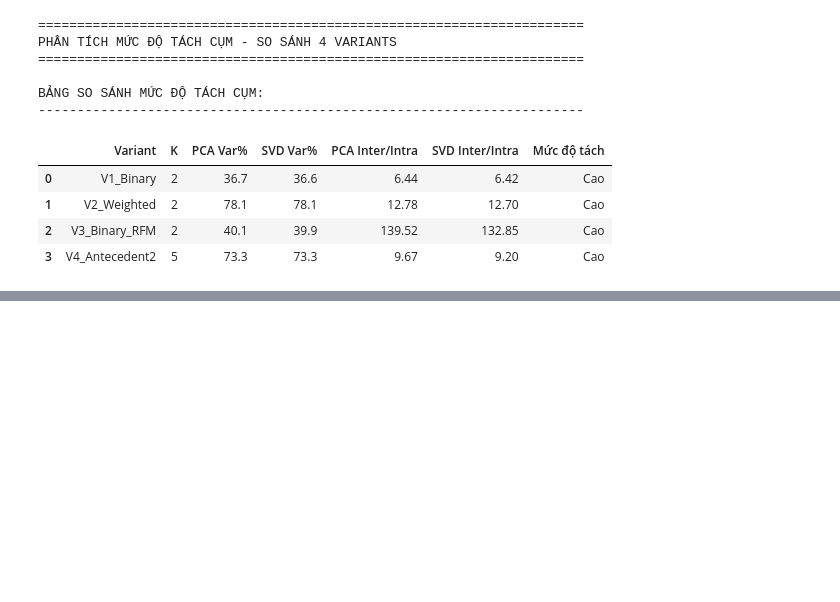
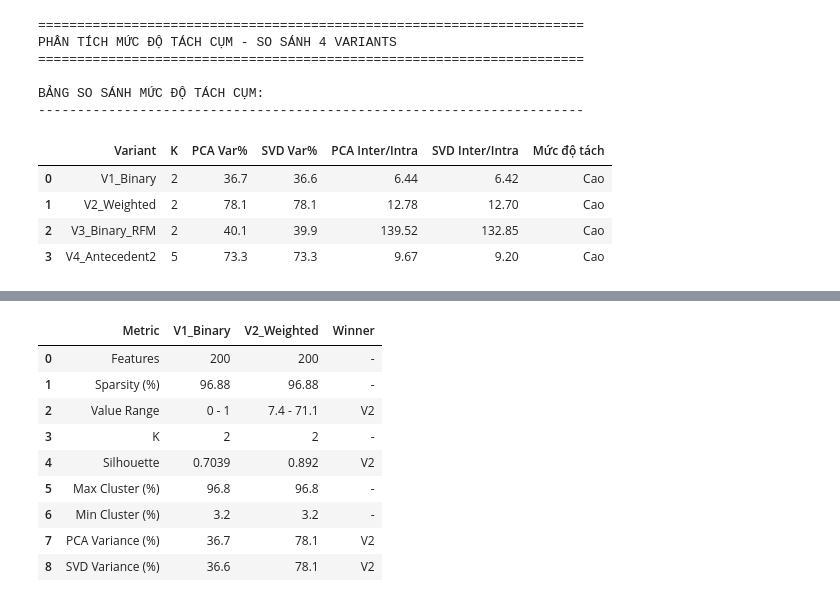
Before and after one commit to ThanhTung-KHMT-1701/ShopCluster, a Jupyter notebook: notebooks/ShopCluster.ipynb, the cells around one changed output, grey strips where cells are left out. Cells and saved outputs as stored; diff of their text form; code cells hidden in the pictures; blank space fills up the shorter version.

```diff
--- a/notebooks/ShopCluster.ipynb
+++ b/notebooks/ShopCluster.ipynb
@@ -4142,0 +4292,69 @@ BẢNG SO SÁNH MỨC ĐỘ TÁCH CỤM:
+# %%
+# =============================================================================
+# 5.3. BINARY VS WEIGHTED
+# =============================================================================
+# So sánh V1_Binary (0/1) với V2_Weighted (lift × confidence)
+
+print("="*70)
+print("SO SÁNH: BINARY VS WEIGHTED")
+print("="*70)
+print("V1_Binary: Giá trị 0 hoặc 1 (khách có/không kích hoạt luật)")
+print("V2_Weighted: Giá trị = lift × confidence (phản ánh độ mạnh của luật)")
+
+# Lấy metrics của 2 variants
+v1_metrics = df_metrics[df_metrics['Variant'] == 'V1_Binary'].iloc[0]
+v2_metrics = df_metrics[df_metrics['Variant'] == 'V2_Weighted'].iloc[0]
+
+# Thêm thông tin value range
+X_v1_flat = feature_data['V1_Binary']['X'].flatten()
+X_v2_flat = feature_data['V2_Weighted']['X'].flatten()
+
+v1_nonzero = X_v1_flat[X_v1_flat > 0]
+v2_nonzero = X_v2_flat[X_v2_flat > 0]
+
+print(f"\nValue Range:")
+print(f"  V1_Binary: {v1_nonzero.min():.2f} - {v1_nonzero.max():.2f}")
+print(f"  V2_Weighted: {v2_nonzero.min():.2f} - {v2_nonzero.max():.2f}")
+
+# Tạo bảng so sánh
+compare_v1_v2 = pd.DataFrame({
+    'Metric': ['Features', 'Sparsity (%)', 'Value Range', 'K', 'Silhouette',
+               'Max Cluster (%)', 'Min Cluster (%)', 'PCA Variance (%)', 'SVD Variance (%)'],
+    'V1_Binary': [v1_metrics['Features'], v1_metrics['Sparsity%'], '0 - 1', v1_metrics['K'],
+                  v1_metrics['Silhouette'], v1_metrics['MaxCluster%'], v1_metrics['MinCluster%'],
+                  v1_metrics['PCA_Var%'], v1_metrics['SVD_Var%']],
+    'V2_Weighted': [v2_metrics['Features'], v2_metrics['Sparsity%'],
+                    f'{v2_nonzero.min():.1f} - {v2_nonzero.max():.1f}', v2_metrics['K'],
+                    v2_metrics['Silhouette'], v2_metrics['MaxCluster%'], v2_metrics['MinCluster%'],
+                    v2_metrics['PCA_Var%'], v2_metrics['SVD_Var%']]
+})
+
+# Xác định winner
+winners = []
+for idx, row in compare_v1_v2.iterrows():
+    metric = row['Metric']
+    v1_val = row['V1_Binary']
+    v2_val = row['V2_Weighted']
+
+    if metric == 'Features':
+        winner = '-'  # Giống nhau
+    elif metric == 'Sparsity (%)':
+        winner = '-'  # Giống nhau (cùng activation pattern)
+    elif metric == 'Value Range':
+        winner = 'V2'  # Weighted có range rộng hơn, phân biệt tốt hơn
+    elif metric == 'Silhouette':
+        winner = 'V2' if float(str(v2_val).replace(',', '.')) > float(str(v1_val).replace(',', '.')) else 'V1'
+    elif metric in ['PCA Variance (%)', 'SVD Variance (%)']:
+        winner = 'V2' if float(str(v2_val).replace(',', '.')) > float(str(v1_val).replace(',', '.')) else 'V1'
+    elif metric == 'K':
+        winner = '-'
+    else:
+        winner = '-'
+    winners.append(winner)
+
+compare_v1_v2['Winner'] = winners
+
+print("\nBẢNG SO SÁNH V1 vs V2:")
+print("-" * 70)
+display(compare_v1_v2)
+# %% [output]
@@ -4142,0 +4373,10 @@ BẢNG SO SÁNH MỨC ĐỘ TÁCH CỤM:
+|  | Metric | V1_Binary | V2_Weighted | Winner |
+| 0 | Features | 200 | 200 | - |
+| 1 | Sparsity (%) | 96.88 | 96.88 | - |
+| 2 | Value Range | 0 - 1 | 7.4 - 71.1 | V2 |
+| 3 | K | 2 | 2 | - |
+| 4 | Silhouette | 0.7039 | 0.892 | V2 |
+| 5 | Max Cluster (%) | 96.8 | 96.8 | - |
+| 6 | Min Cluster (%) | 3.2 | 3.2 | - |
+| 7 | PCA Variance (%) | 36.7 | 78.1 | V2 |
+| 8 | SVD Variance (%) | 36.6 | 78.1 | V2 |
```
Also changed, not shown: parts of 9 cells of this notebook, 1 other file.
